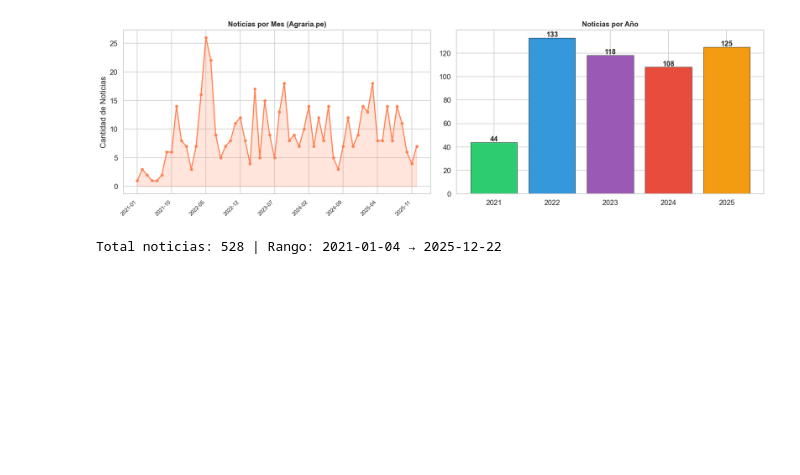
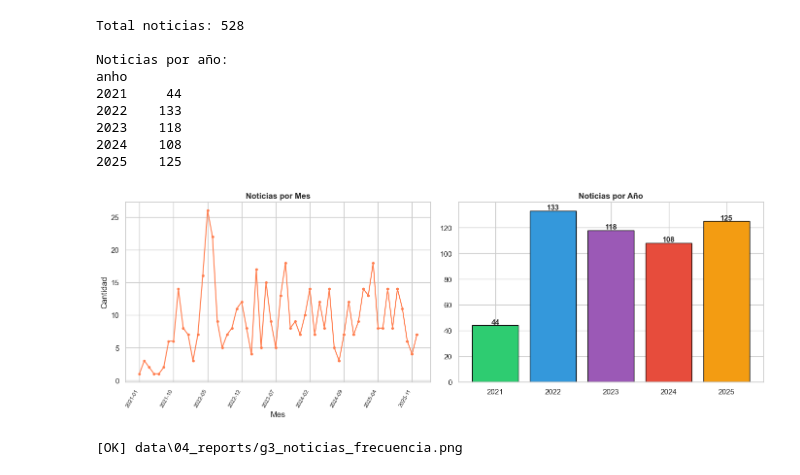
Before and after one commit to YeralD21/Machine-Learning-Multimodal--Agro-NLP-Clima-, a Jupyter notebook: notebooks/actividad_03_eda.ipynb, the cells around one changed output. Drawn from its saved outputs; the diff is of its cells as text; code cells hidden in the pictures; blank space fills up the shorter version.

```diff
--- a/notebooks/actividad_03_eda.ipynb
+++ b/notebooks/actividad_03_eda.ipynb
@@ -49,15 +108,0 @@ MIDAGRI: 19,573 registros | 23 departamentos
-# %%
-
-geo = (df_m.groupby('Dpto')
-       .agg(prod_total=('PRODUCCION(t)','sum'), n_prov=('Prov','nunique'), n_reg=('PRODUCCION(t)','count'))
-       .sort_values('prod_total', ascending=False).reset_index())
-total = geo['prod_total'].sum()
-geo['pct'] = (geo['prod_total']/total*100).round(2)
-
-# Tabla completa
-print(f"{'DEPARTAMENTO':<25} {'PRODUCCIÓN (t)':>16} {'PROVINCIAS':>11} {'%':>7}")
-print('-'*62)
-for _, r in geo.iterrows():
-    print(f"{r['Dpto']:<25} {r['prod_total']:>16,.2f} {int(r['n_prov']):>11} {r['pct']:>6.2f}%")
-print('-'*62)
-print(f"{'TOTAL':>25} {total:>16,.2f} {'':>11} {'100.00%':>7}")
@@ -148,30 +217,45 @@ Total eventos: 25,025
 # %%
 
 df_n = pd.read_csv(f"{INTERIM}/agraria_noticias_raw.csv")
 df_n['fecha'] = pd.to_datetime(df_n['fecha'], errors='coerce')
 df_n['anho'] = df_n['fecha'].dt.year
-df_n['mes_p'] = df_n['fecha'].dt.to_period('M').astype(str)
-fig, axes = plt.subplots(1, 2, figsize=(16, 5))
-# Mensual
-freq_m = df_n.groupby('mes_p').size()
-axes[0].plot(range(len(freq_m)), freq_m.values, 'coral', marker='o', markersize=4, linewidth=1.8)
-axes[0].fill_between(range(len(freq_m)), freq_m.values, alpha=0.2, color='coral')
-step = max(1, len(freq_m)//8)
-axes[0].set_xticks(range(0, len(freq_m), step))
-axes[0].set_xticklabels(freq_m.index[::step], rotation=45, ha='right', fontsize=9)
-axes[0].set_title('Noticias por Mes (Agraria.pe)', fontsize=12, fontweight='bold')
-axes[0].set_ylabel('Cantidad de Noticias')
-# Anual
-freq_a = df_n.groupby('anho').size()
-bar_colors = ['#2ecc71','#3498db','#9b59b6','#e74c3c','#f39c12']
-bars2 = axes[1].bar(freq_a.index.astype(str), freq_a.values, color=bar_colors[:len(freq_a)], edgecolor='black', linewidth=0.5)
+df_n['mes_periodo'] = df_n['fecha'].dt.to_period('M').astype(str)
+
+print(f"Total noticias: {len(df_n)}")
+print("\nNoticias por año:")
+print(df_n['anho'].value_counts().sort_index().to_string())
+
+fig, axes = plt.subplots(1, 2, figsize=(14, 5))
+freq_mes = df_n.groupby('mes_periodo').size()
+freq_mes.plot(ax=axes[0], color='coral', marker='o', markersize=3, linewidth=1.5)
+axes[0].set_title('Noticias por Mes', fontsize=12, fontweight='bold')
+axes[0].set_xlabel('Mes'); axes[0].set_ylabel('Cantidad')
+axes[0].tick_params(axis='x', rotation=60)
+step = max(1, len(freq_mes)//8)
+axes[0].set_xticks(range(0, len(freq_mes), step))
+axes[0].set_xticklabels(freq_mes.index[::step], rotation=60, ha='right', fontsize=8)
+
+freq_anho = df_n.groupby('anho').size()
+bars = axes[1].bar(freq_anho.index.astype(str), freq_anho.values,
+                   color=['#2ecc71','#3498db','#9b59b6','#e74c3c','#f39c12'], edgecolor='black')
 axes[1].set_title('Noticias por Año', fontsize=12, fontweight='bold')
-for b in bars2:
-    axes[1].text(b.get_x()+b.get_width()/2, b.get_height()+1, str(int(b.get_height())),
-                 ha='center', fontsize=12, fontweight='bold')
-plt.tight_layout(); plt.savefig(f"{REPORTS}/g04_noticias.png", dpi=150, bbox_inches='tight')
+for bar in bars:
+    axes[1].text(bar.get_x()+bar.get_width()/2, bar.get_height()+1,
+                 str(int(bar.get_height())), ha='center', fontsize=11, fontweight='bold')
+plt.tight_layout()
+g_path3 = f"{REPORTS}/g3_noticias_frecuencia.png"
+plt.savefig(g_path3, dpi=150, bbox_inches='tight')
 plt.show()
-print(f"Total noticias: {len(df_n)} | Rango: {df_n['fecha'].min().date()} → {df_n['fecha'].max().date()}")
+print(f"[OK] {g_path3}")
 # %% [output]
+Total noticias: 528
+
+Noticias por año:
+anho
+2021     44
+2022    133
+2023    118
+2024    108
+2025    125
-[figure, old version]
+[figure, new version]
-Total noticias: 528 | Rango: 2021-01-04 → 2025-12-22
+[OK] data\04_reports/g3_noticias_frecuencia.png
```
Also changed, not shown: parts of 22 cells of this notebook, 40 other files.
